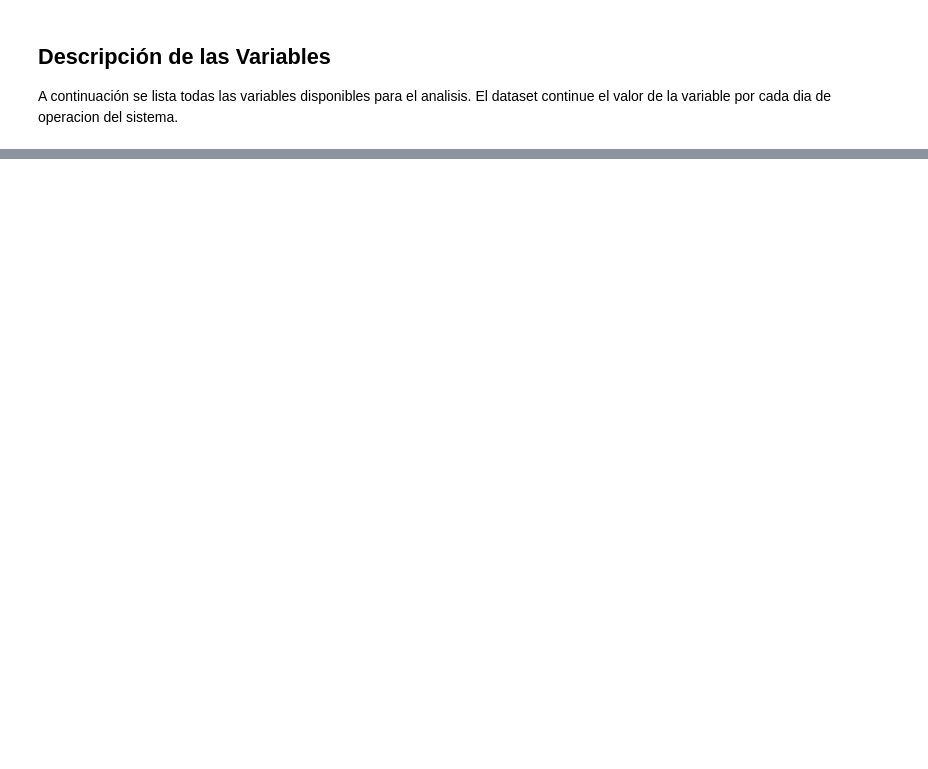
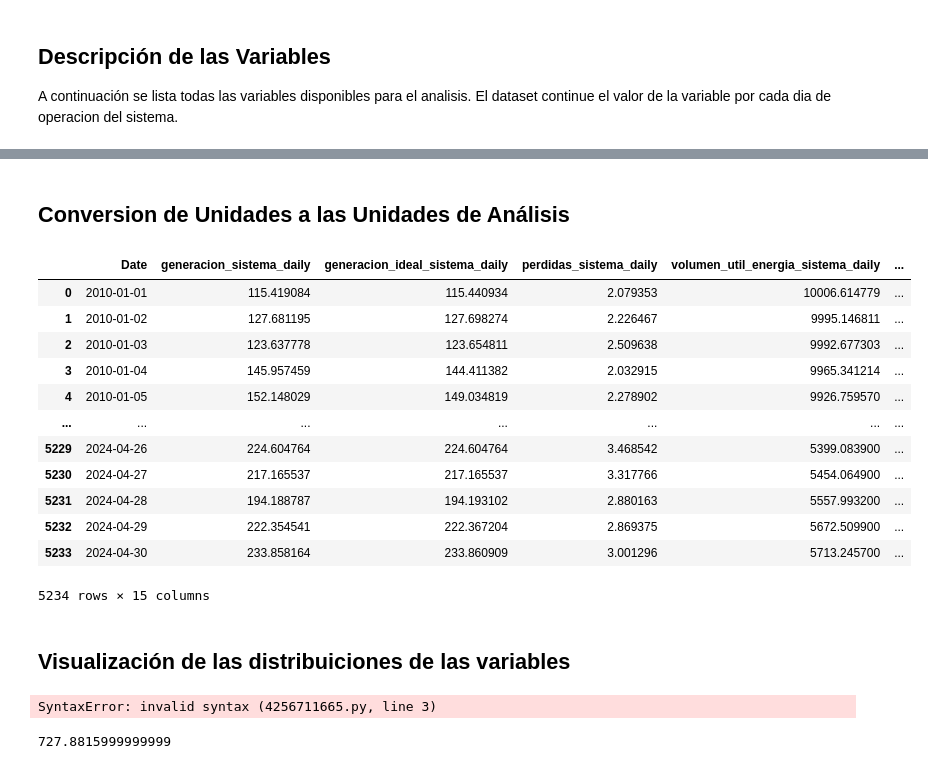
Before and after one commit to sistema-electrico-colombia/transform-EDA, a Jupyter notebook: exploratory_data_analysis.ipynb, the cells around one changed output, grey strips where cells are left out. Drawn from its saved outputs; the diff is of its cells as text; code cells hidden in the pictures; blank space fills up the shorter version.

Commit message:
[ADD] Agregada conversion de unidades

```diff
--- a/exploratory_data_analysis.ipynb
+++ b/exploratory_data_analysis.ipynb
@@ -103,3 +110,51 @@ El dataset continue el valor de la variable por cada dia de operacion del sistem
 | 12  | precio_bolsa_sistema_daily             | Precio Bolsa Promedio Aritmético      | COP/kWh| Promedio aritmético del precio de bolsa nacional.                                                               | COP/kWh             |
 | 13  | precio_escasez_sistema_daily           | Precio Marginal Escasez por Sistema   | COP/kWh| Precio Marginal de Escasez calculado de acuerdo con la Resolución CREG 140 del 2017.                            | COP/kWh             |
 | 14  | comsumo_combustible_daily              | Consumo Combustible MBTU por Recurso  | MBTU   | Los generadores térmicos deben reportar diariamente el consumo de combustible en MBTU.                          | MMBTU               |
+# %% [markdown]
+## Conversion de Unidades a las Unidades de Análisis
+# %%
+def convertir_unidades(df):
+    # Crear un diccionario con los factores de conversión
+    conversion_factors = {
+        'generacion_sistema_daily': 1e-6,  # kWh to GWh
+        'generacion_ideal_sistema_daily': 1e-6,  # kWh to GWh
+        'perdidas_sistema_daily': 1e-6,  # kWh to GWh
+        'volumen_util_energia_sistema_daily': 1e-6,  # kWh to GWh
+        'emisiones_sistema_daily': 1e-3,  # TonCO2 to kTonCO2
+        'aportes_energia_sistema_daily': 1e-6,  # kWh to GWh
+        'aportes_energia_mediaHist_sistema_daily': 1e-6,  # kWh to GWh
+        'capacidad_util_energia_sistema_daily': 1e-6,  # kWh to GWh
+        'demanda_real_sistema_daily': 1e-6,  # kWh to GWh
+        'exportaciones_sistema_daily': 1e-3,  # kWh to MWh
+        'importaciones_sistema_daily': 1e-3,  # kwh to MWh
+        'precio_bolsa_sistema_daily': 1,  # COP/kWh to COP/kWh (no conversion needed)
+        'precio_escasez_sistema_daily': 1,  # COP/kWh to COP/kWh (no conversion needed)
+        'comsumo_combustible_daily': 1e-3  # MBTU to MMBTU
+    }
+
+    # Aplicar las conversiones
+    for column, factor in conversion_factors.items():
+        df[column] = df[column] * factor
+
+    # Mostrar el DataFrame convertido
+    return df
+# %%
+df_sistema_electrico_converted = df_sistema_electrico.copy()
+df_sistema_electrico_converted = convertir_unidades(df_sistema_electrico_converted)
+df_sistema_electrico_converted
+# %% [output]
+|  | Date | generacion_sistema_daily | generacion_ideal_sistema_daily | perdidas_sistema_daily | volumen_util_energia_sistema_daily | ... |
+| 0 | 2010-01-01 | 115.419084 | 115.440934 | 2.079353 | 10006.614779 | ... |
+| 1 | 2010-01-02 | 127.681195 | 127.698274 | 2.226467 | 9995.146811 | ... |
+| 2 | 2010-01-03 | 123.637778 | 123.654811 | 2.509638 | 9992.677303 | ... |
+| 3 | 2010-01-04 | 145.957459 | 144.411382 | 2.032915 | 9965.341214 | ... |
+| 4 | 2010-01-05 | 152.148029 | 149.034819 | 2.278902 | 9926.759570 | ... |
+| ... | ... | ... | ... | ... | ... | ... |
+| 5229 | 2024-04-26 | 224.604764 | 224.604764 | 3.468542 | 5399.083900 | ... |
+| 5230 | 2024-04-27 | 217.165537 | 217.165537 | 3.317766 | 5454.064900 | ... |
+| 5231 | 2024-04-28 | 194.188787 | 194.193102 | 2.880163 | 5557.993200 | ... |
+| 5232 | 2024-04-29 | 222.354541 | 222.367204 | 2.869375 | 5672.509900 | ... |
+| 5233 | 2024-04-30 | 233.858164 | 233.860909 | 3.001296 | 5713.245700 | ... |
+5234 rows × 15 columns
+# %% [markdown]
+## Visualización de las distribuiciones de las variables
@@ -105,0 +177,10 @@ El dataset continue el valor de la variable por cada dia de operacion del sistem
+# %%
+for column in df_sistema_electrico.columns:
+    if column != "Date":
+        plot_distribution(df_sistema_electrico[column], xlabel=, ylabel='Y Label', title=f'Distribución de {column}')
+# %% [output]
+SyntaxError: invalid syntax (4256711665.py, line 3)
+# %%
+7.278816e+05/10**3
+# %% [output]
+727.8815999999999
```
Also changed, not shown: parts of 3 cells of this notebook.
